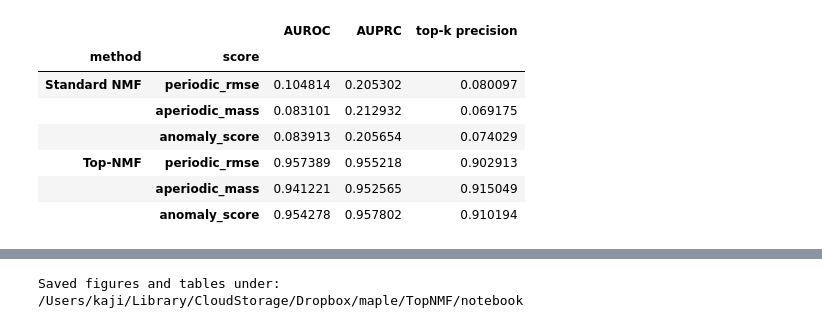
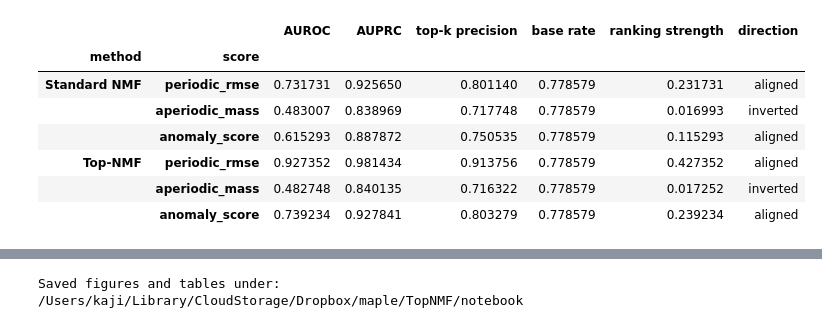
Before and after one commit to shizuo-kaji/TopNMF, a Jupyter notebook: notebook/MITBIH_periodicity.ipynb, the cells around one changed output, grey strips where cells are left out. Cells and saved outputs as stored; diff of their text form; code cells hidden in the pictures.

```diff
--- a/notebook/MITBIH_periodicity.ipynb
+++ b/notebook/MITBIH_periodicity.ipynb
@@ -79,7 +92,7 @@ def show_figure(fig: plt.Figure) -> None:
     plt.close(fig)
 # %%
 PVC_SYMBOL = "V"
-BEAT_SYMBOLS = set("NLRBAaJSEVF/e/fQ?j")
+BEAT_SYMBOLS = set("NLRBAaJSVEFje/fQ?")
 
 
 @dataclass(frozen=True)
@@ -351,12 +370,13 @@ CHANNEL = 0
 START_MINUTE = 0.0
 DURATION_MINUTE = None
 WINDOW_SEC = 4.0
-STRIDE_SEC = 2.0
+STRIDE_SEC = 1.0
 N_FEATURES = 96
 N_COMPONENTS = 4
 PERIODIC_COMPONENTS = 2
 EMBEDDING_M = 3
 FIT_MAX_WINDOWS = 260
+NMF_MAX_ITER = 4000
 TOPNMF_ITERATIONS = 5000
 
 record = load_mitbih_record(
@@ -375,9 +395,11 @@ X, window_meta = make_window_matrix(
 )
 median_rr_sec = estimate_median_rr_seconds(record)
 TAU = estimate_embedding_tau(N_FEATURES, WINDOW_SEC, median_rr_sec, EMBEDDING_M)
+PVC_BASE_RATE = float(window_meta["pvc_window"].mean())
 
 print(f"record={record.name}, channel={record.channel_name}, fs={record.fs} Hz")
-print(f"windows={X.shape[0]}, features={X.shape[1]}, central PVC windows={int(window_meta['pvc_central'].sum())}")
+print(f"windows={X.shape[0]}, features={X.shape[1]}, "
+      f"PVC windows={int(window_meta['pvc_window'].sum())} ({PVC_BASE_RATE:.1%})")
 print(f"median RR={median_rr_sec:.3f} s, embedding M={EMBEDDING_M}, tau={TAU}")
 display(summarize_annotations(record).head(12))
 display(window_meta.describe(include="all"))
@@ -699,6 +741,14 @@ display(metric_table)
 # %%
-def detection_metrics(y_true: np.ndarray, scores: np.ndarray) -> dict[str, float]:
+def detection_metrics(y_true: np.ndarray, scores: np.ndarray) -> dict[str, float | str]:
     """Compute PVC-window detection metrics for one anomaly score.
+
+    The scores are used exactly as produced, with the convention that a larger
+    score means "more anomalous". No sign is fitted to the labels, so an AUROC
+    below 0.5 is a real result and means the score ranks PVC windows *lower*
+    than PVC-free ones; ``direction`` reports which way it points and
+    ``ranking strength`` reports ``|AUROC - 0.5|``, the distance from chance
+    regardless of direction. ``base rate`` is the positive fraction, which is
+    the AUPRC of a random ranker and the reference for ``top-k precision``.
 
     Parameters
     ----------
@@ -709,57 +759,63 @@ def detection_metrics(y_true: np.ndarray, scores: np.ndarray) -> dict[str, float
 
     Returns
     -------
-    dict[str, float]
-        AUROC, AUPRC, and top-k precision.
+    dict[str, float | str]
+        AUROC, AUPRC, top-k precision, base rate, ranking strength, direction.
     """
     y = np.asarray(y_true, dtype=int)
     if np.unique(y).size < 2:
-        return {"AUROC": np.nan, "AUPRC": np.nan, "top-k precision": np.nan}
+        return {"AUROC": np.nan, "AUPRC": np.nan, "top-k precision": np.nan,
+                "base rate": float(y.mean()), "ranking strength": np.nan,
+                "direction": "undefined"}
     k = max(1, int(y.sum()))
     top_idx = np.argsort(scores)[-k:]
+    auroc = float(roc_auc_score(y, scores))
     return {
-        "AUROC": float(roc_auc_score(y, scores)),
+        "AUROC": auroc,
         "AUPRC": float(average_precision_score(y, scores)),
         "top-k precision": float(y[top_idx].mean()),
+        "base rate": float(y.mean()),
+        "ranking strength": abs(auroc - 0.5),
+        "direction": "aligned" if auroc >= 0.5 else "inverted",
     }
 
 
 def build_detection_table(meta: pd.DataFrame, score_tables: dict[str, pd.DataFrame]) -> pd.DataFrame:
     """Build a PVC-detection metric table for all methods and scores.
 
     Parameters
     ----------
     meta : pd.DataFrame
-        Window metadata with central-beat labels.
+        Window metadata with the ``pvc_window`` label.
     score_tables : dict[str, pd.DataFrame]
         Method name to per-window score table.
 
     Returns
     -------
     pd.DataFrame
         Detection metrics by method and score.
     """
-    y_true = meta["pvc_central"].to_numpy(dtype=int)
+    y_true = meta["pvc_window"].to_numpy(dtype=int)
     rows: list[dict[str, float | str]] = []
     for method, table in score_tables.items():
         for score_name in ["periodic_rmse", "aperiodic_mass", "anomaly_score"]:
             metrics = detection_metrics(y_true, table[score_name].to_numpy())
             rows.append({"method": method, "score": score_name, **metrics})
     return pd.DataFrame(rows).set_index(["method", "score"])
 
 
 score_tables = {"Standard NMF": std_scores, "Top-NMF": top_scores}
 detection_table = build_detection_table(window_meta, score_tables)
 display(detection_table)
 # %% [output]
-|  |  | AUROC | AUPRC | top-k precision |
-| method | score |  |  |  |
-| Standard NMF | periodic_rmse | 0.104814 | 0.205302 | 0.080097 |
-|  | aperiodic_mass | 0.083101 | 0.212932 | 0.069175 |
-|  | anomaly_score | 0.083913 | 0.205654 | 0.074029 |
-| Top-NMF | periodic_rmse | 0.957389 | 0.955218 | 0.902913 |
-|  | aperiodic_mass | 0.941221 | 0.952565 | 0.915049 |
-|  | anomaly_score | 0.954278 | 0.957802 | 0.910194 |
+|  |  | AUROC | AUPRC | top-k precision | base rate | ranking strength | direction |
+| method | score |  |  |  |  |  |  |
+| Standard NMF | periodic_rmse | 0.731731 | 0.925650 | 0.801140 | 0.778579 | 0.231731 | aligned |
+|  | aperiodic_mass | 0.483007 | 0.838969 | 0.717748 | 0.778579 | 0.016993 | inverted |
+|  | anomaly_score | 0.615293 | 0.887872 | 0.750535 | 0.778579 | 0.115293 | aligned |
+| Top-NMF | periodic_rmse | 0.927352 | 0.981434 | 0.913756 | 0.778579 | 0.427352 | aligned |
+|  | aperiodic_mass | 0.482748 | 0.840135 | 0.716322 | 0.778579 | 0.017252 | inverted |
+|  | anomaly_score | 0.739234 | 0.927841 | 0.803279 | 0.778579 | 0.239234 | aligned |
 # %%
 def plot_record_excerpt(record: ECGRecord, processed_signal: np.ndarray, start_sec: float, duration_sec: float) -> None:
     """Plot an ECG excerpt with PVC markers.
```
Also changed, not shown: parts of 9 cells of this notebook, 6 other files.
